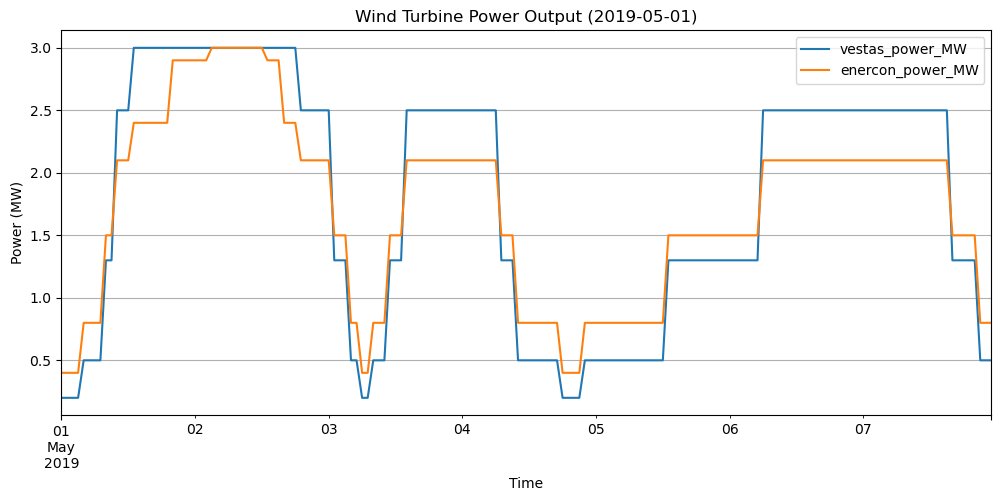
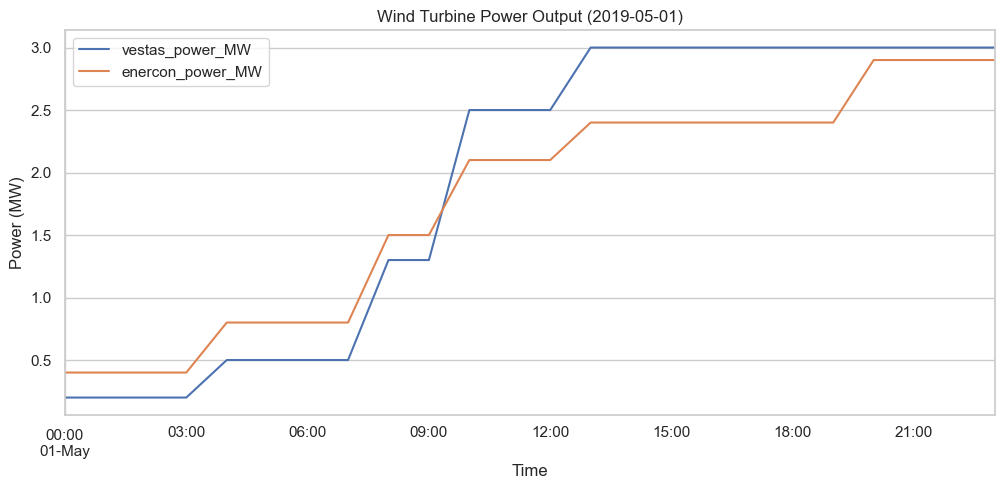
Unified diff of the notebook cell whose output changed from the first chart to the second:
--- before
+++ after
@@ -1,6 +1,5 @@
-# wind_may1 = wind_speed.loc["2019-05-01"]
-wind_week = wind_speed.loc["2019-05-01":"2019-05-07"]
-wind_week[["vestas_power_MW", "enercon_power_MW"]].plot(figsize=(12,5))
-
+wind_may1 = wind_speed.loc["2019-05-01"]
+#wind_week = wind_speed.loc["2019-05-01":"2019-05-07"]
+wind_may1[["vestas_power_MW", "enercon_power_MW"]].plot(figsize=(12,5))
 plt.title("Wind Turbine Power Output (2019-05-01)")
 plt.ylabel("Power (MW)")

Commit: Uploaded renewables worksheet